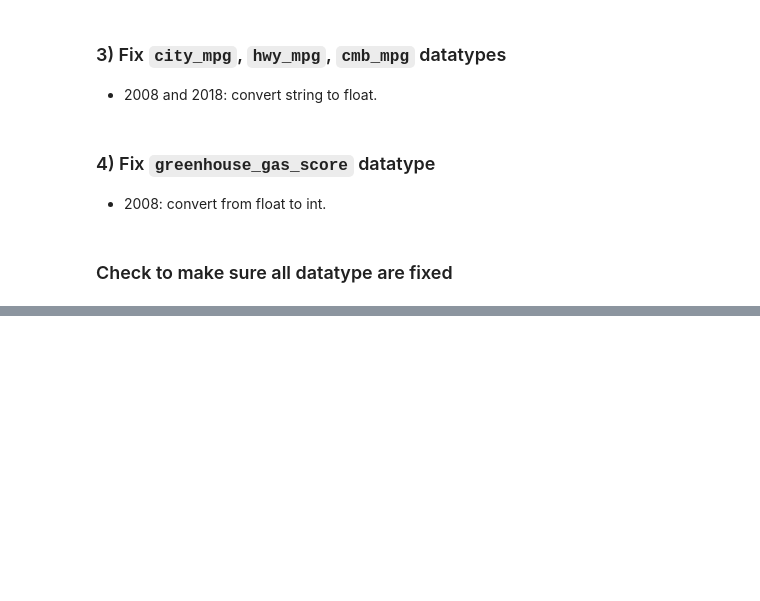
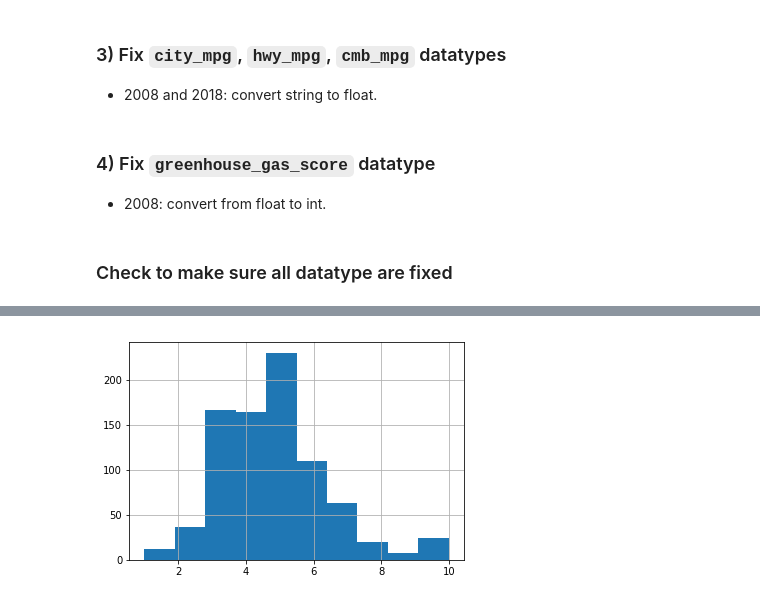
Before and after one commit to emilylauyw/Udacity_DAND_CaseStudy2-Analyze_Fuel_Economy_Data, a Jupyter notebook: analyze_fuel_economy_data.ipynb, the cells around one changed output, grey strips where cells are left out. Drawn from its saved outputs; the diff is of its cells as text; code cells hidden in the pictures; blank space fills up the shorter version.

```diff
--- a/analyze_fuel_economy_data.ipynb
+++ b/analyze_fuel_economy_data.ipynb
@@ -818,0 +745,4 @@ df_18.to_csv('clean_18.csv', index=False)
+# %%
+df_18['greenhouse_gas_score'].hist();
+# %% [output]
+[figure, added]
```
Also changed, not shown: parts of 30 cells of this notebook.
